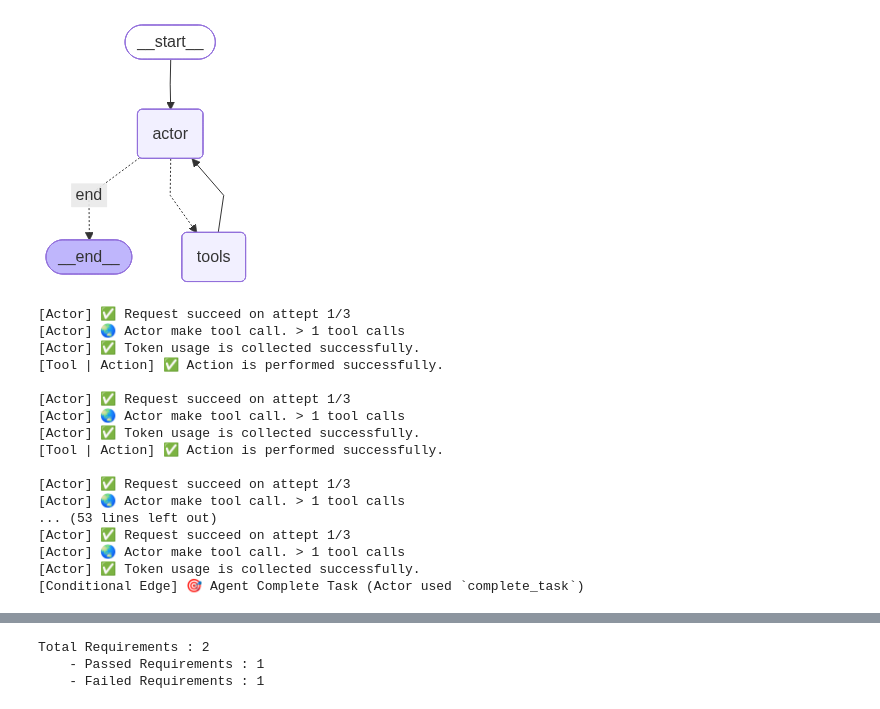
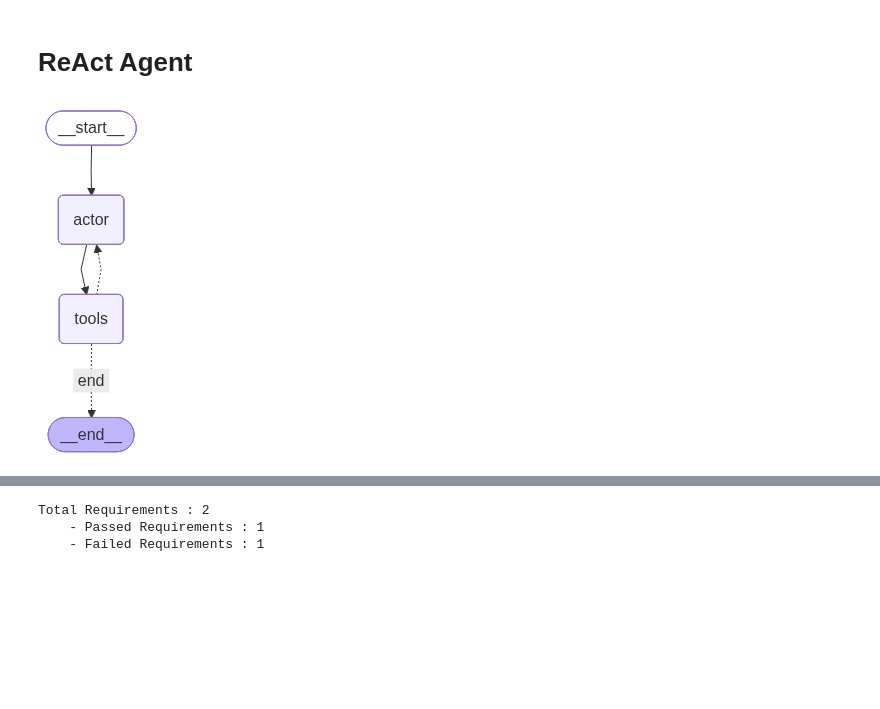
Before and after one commit to MartinusChoi/ReflACE, a Jupyter notebook: lab.ipynb, the cells around one changed output, grey strips where cells are left out. Saved outputs shown, nothing was run; the diff lists cells and outputs as text; code cells hidden in the pictures; blank space fills up the shorter version.

Commit message:
feat: refactor project source code file tree & reflexion agent implement complete.

```diff
--- a/lab.ipynb
+++ b/lab.ipynb
@@ -1,51 +1,27 @@
+# %% [markdown]
+# ReAct Agent
 # %%
 from dotenv import load_dotenv
 from src.agents.react import ReActAgent
 from IPython.display import Image, display
 from appworld import AppWorld, load_task_ids
-from src.state import State
 from langchain.messages import HumanMessage
 from src.utils.token_usage import calc_token_price
+from src.prompt.react import SYSTEM_PROMPT
 
 load_dotenv()
 
-task_ids = load_task_ids(dataset_name='train')
+task_ids = load_task_ids(dataset_name='dev')
 
-task_id = task_ids[0]
+task_id = task_ids[10]
 
 env = AppWorld(
     task_id=task_id,
     ground_truth_mode='full'
 )
 
-react_agent = ReActAgent(env=env)
+react_agent = ReActAgent(env=env, system_prompt=SYSTEM_PROMPT)
 
 display(Image(react_agent.agent.get_graph().draw_mermaid_png()))
 # %% [output]
-[figure, old version]
+[figure, new version]
-# %%
-input_state: State = {
-    'messages' : [
-        HumanMessage(content=f"{env.task.instruction}")
-    ],
-}
-
-result = react_agent.invoke(input_state)
-# %% [output]
-[Actor] ✅ Request succeed on attept 1/3
-[Actor] 🌏 Actor make tool call. > 1 tool calls
-[Actor] ✅ Token usage is collected successfully.
-[Tool | Action] ✅ Action is performed successfully.
-
-[Actor] ✅ Request succeed on attept 1/3
-[Actor] 🌏 Actor make tool call. > 1 tool calls
-[Actor] ✅ Token usage is collected successfully.
-[Tool | Action] ✅ Action is performed successfully.
-
-[Actor] ✅ Request succeed on attept 1/3
-[Actor] 🌏 Actor make tool call. > 1 tool calls
-... (53 lines left out)
-[Actor] ✅ Request succeed on attept 1/3
-[Actor] 🌏 Actor make tool call. > 1 tool calls
-[Actor] ✅ Token usage is collected successfully.
-[Conditional Edge] 🎯 Agent Complete Task (Actor used `complete_task`)
```
Also changed, not shown: parts of 18 cells of this notebook, 32 other files.
